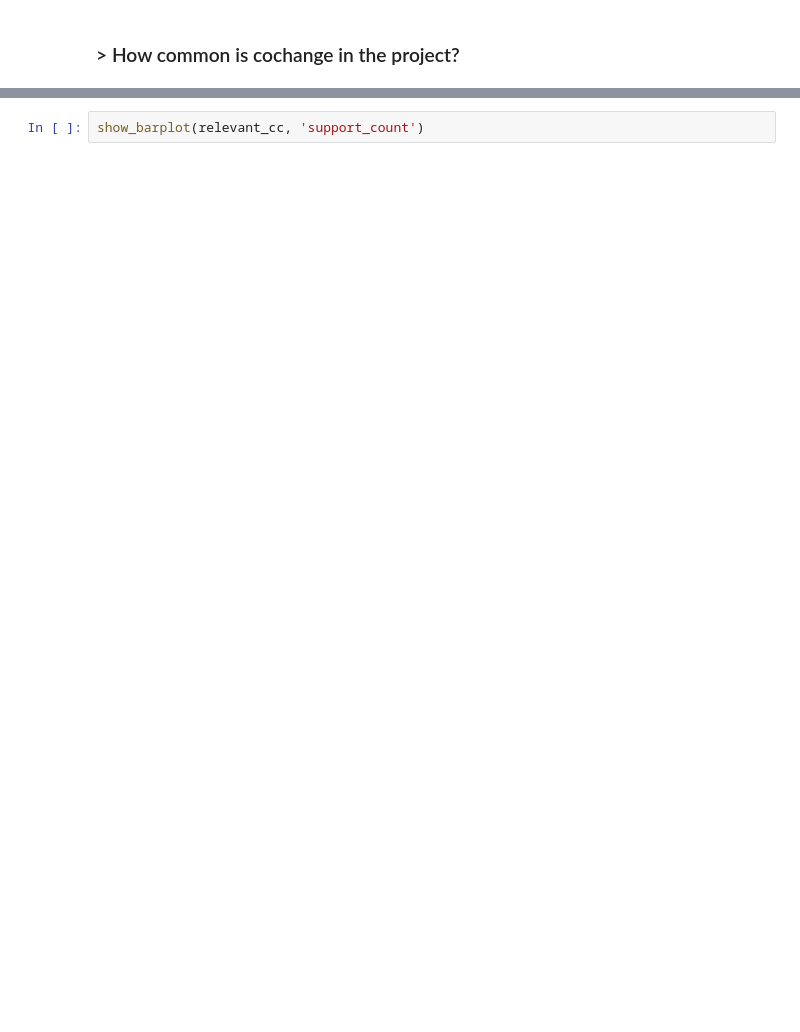
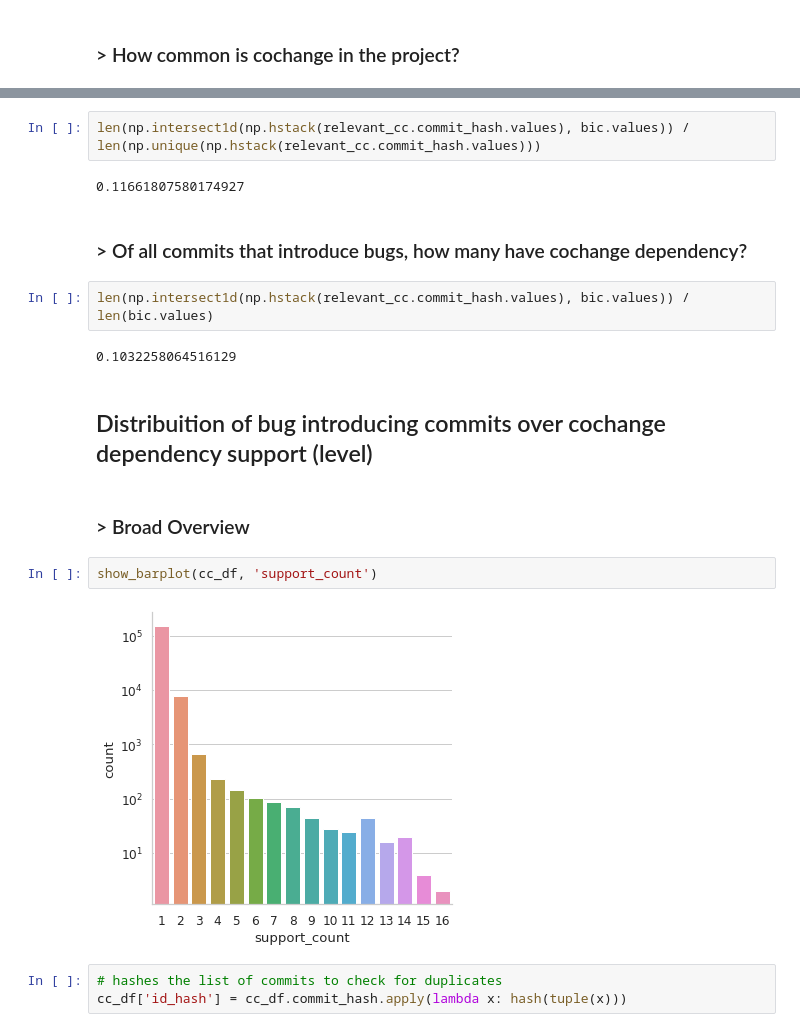
Before and after one commit to luisamaralh/co-change-dependencies, a Jupyter notebook: notebooks/eda.ipynb, the cells around one changed output, grey strips where cells are left out. Drawn from its saved outputs; the diff is of its cells as text; blank space fills up the shorter version.

Commit message:
GUIDE how to spin up the notebook DONE with initial analysis; NEXT investigate duplicates in cc_df, analyze distribution over support_count;

```diff
--- a/notebooks/eda.ipynb
+++ b/notebooks/eda.ipynb
@@ -68,2 +66,21 @@ print(
+# %%
+len(np.intersect1d(np.hstack(relevant_cc.commit_hash.values), bic.values)) / len(np.unique(np.hstack(relevant_cc.commit_hash.values)))
+# %% [output]
+0.11661807580174927
+# %% [markdown]
+### > Of all commits that introduce bugs, how many have cochange dependency?
+# %%
+len(np.intersect1d(np.hstack(relevant_cc.commit_hash.values), bic.values)) / len(bic.values)
+# %% [output]
+0.1032258064516129
+# %% [markdown]
+## Distribuition of bug introducing commits over cochange dependency support (level)
+# %% [markdown]
+### > Broad Overview
 # %%
-show_barplot(relevant_cc, 'support_count')
+show_barplot(cc_df, 'support_count')
+# %% [output]
+[figure, added]
+# %%
+# hashes the list of commits to check for duplicates
+cc_df['id_hash'] = cc_df.commit_hash.apply(lambda x: hash(tuple(x)))
```
Also changed, not shown: parts of 11 cells of this notebook, 1 other file.
